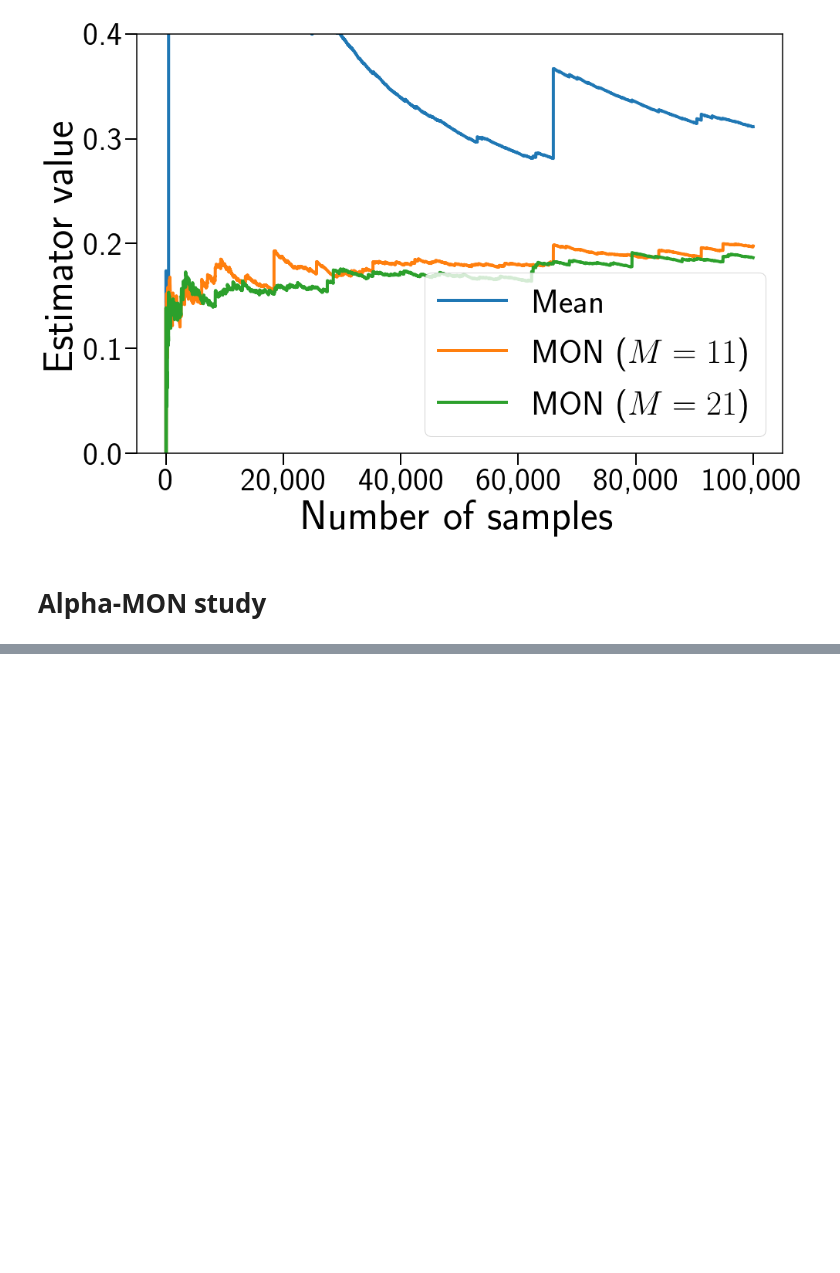
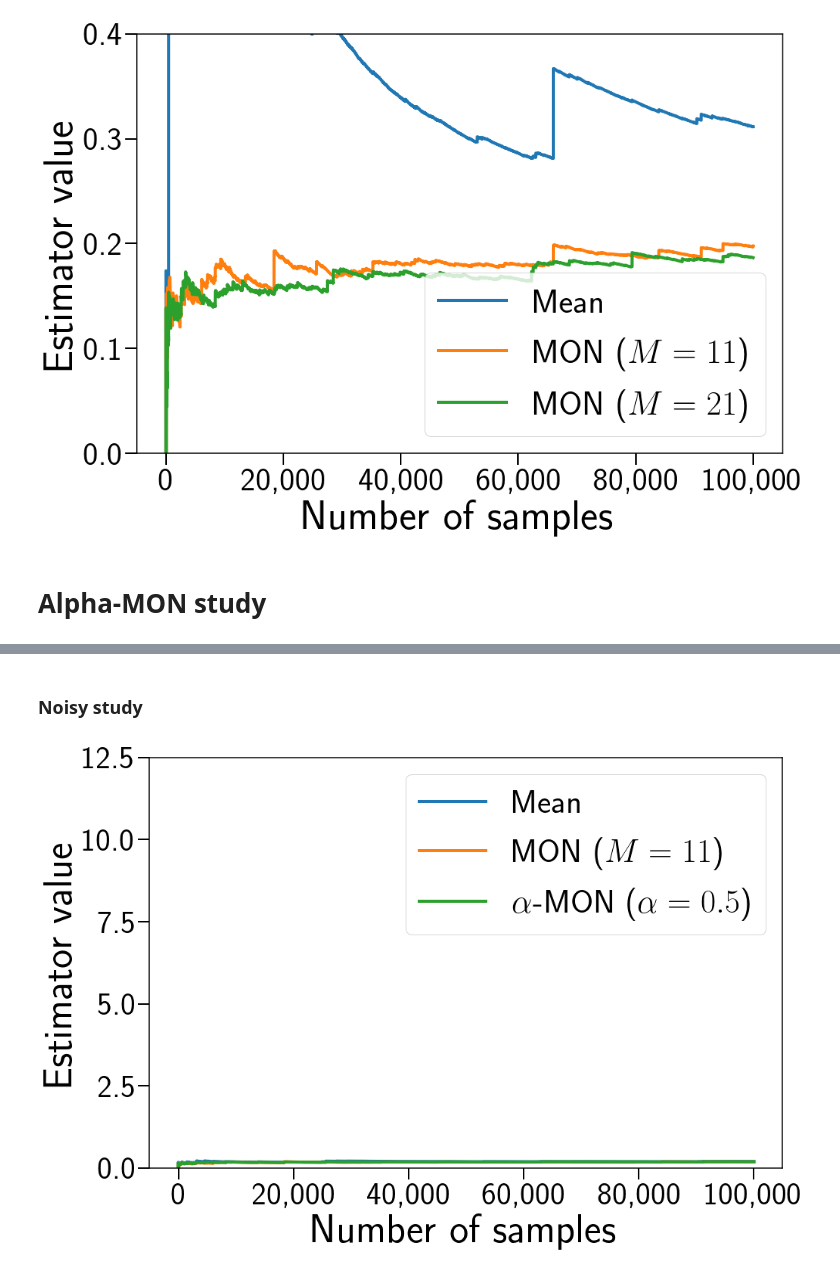
Before and after one commit to prise-3d/pbrt-v4, a Jupyter notebook: samples_study.ipynb, the cells around one changed output, grey strips where cells are left out. Saved outputs shown, nothing was run; the diff lists cells and outputs as text; code cells hidden in the pictures; blank space fills up the shorter version.

```diff
--- a/samples_study.ipynb
+++ b/samples_study.ipynb
@@ -586,0 +638,55 @@ alpha_mon([1, 2, 3, 4, 5])
+# %% [markdown]
+### Noisy study
+# %%
+means_evolution_k11 = create_k_means(data_rgb[:, 0], k=11)
+means_evolution_k21 = create_k_means(data_rgb[:, 0], k=21)
+# %%
+means = [ np.mean(m) for m in means_evolution_k11 ]
+# %%
+MON_k11 = [ np.median(m) for m in means_evolution_k11 ]
+MON_k21 = [ np.median(m) for m in means_evolution_k21 ]
+# %%
+AMON_k11 = [ alpha_mon(m, 11, 0.5) for m in means_evolution_k11 ]
+AMON_k21 = [ alpha_mon(m, 21, 0.5) for m in means_evolution_k21 ]
+# %%
+params = {'backend': 'ps',
+          'axes.labelsize': 54,
+          'font.size': 40,
+          'legend.fontsize': 44,
+          'xtick.labelsize': 42,
+          'ytick.labelsize': 42,
+          'text.usetex': True,
+          'font.style': 'normal',
+          'font.weight': 'bold',
+          'axes.linewidth': 1.5,
+          'lines.linewidth': 4,
+          'figure.figsize': (15, 10)}
+
+
+plt.rcParams.update(params)
+
+plt.margins(tight=True)
+plt.tick_params(axis='both', width=2, length=15)
+
+labels = ['R', 'G', 'B']
+
+plt.plot(means, label='Mean', linewidth=4)
+plt.plot(MON_k11, label='MON ($M=11$)', linewidth=4)
+plt.plot(AMON_k11, label=r'$\alpha$-MON ($\alpha = 0.5$)', linewidth=4)
+#plt.xlim(-1, 100)
+
+plt.xlabel("Number of samples")
+plt.ylabel(r"Estimator value")
+#plt.ylim(0, 0.15)
+#plt.xlim(-0.03, 6)
+#plt.ylim(0.15, 0.20)
+plt.legend()
+#plt.xticks(np.arange(-10, 15, step=5), np.arange(-10, 15, step=5))  # Set label locations.
+plt.xticks(np.arange(0, 120000, step=20000), display_high_number(np.arange(0, 120000, step=20000)))  # Set label locations.
+plt.yticks(np.arange(0, 15, step=2.5), prepare_mode_data(np.arange(0, 15, step=2.5)))
+#plt.xticks(fontsize=14)
+#plt.yticks(fontsize=14)
+plt.savefig("images/amon_estimators_outliers.png", transparent=True, bbox_inches = 'tight', pad_inches = 0.1)
+plt.show()
+# %% [output]
+[figure, added]
```
Also changed, not shown: parts of 24 cells of this notebook.
